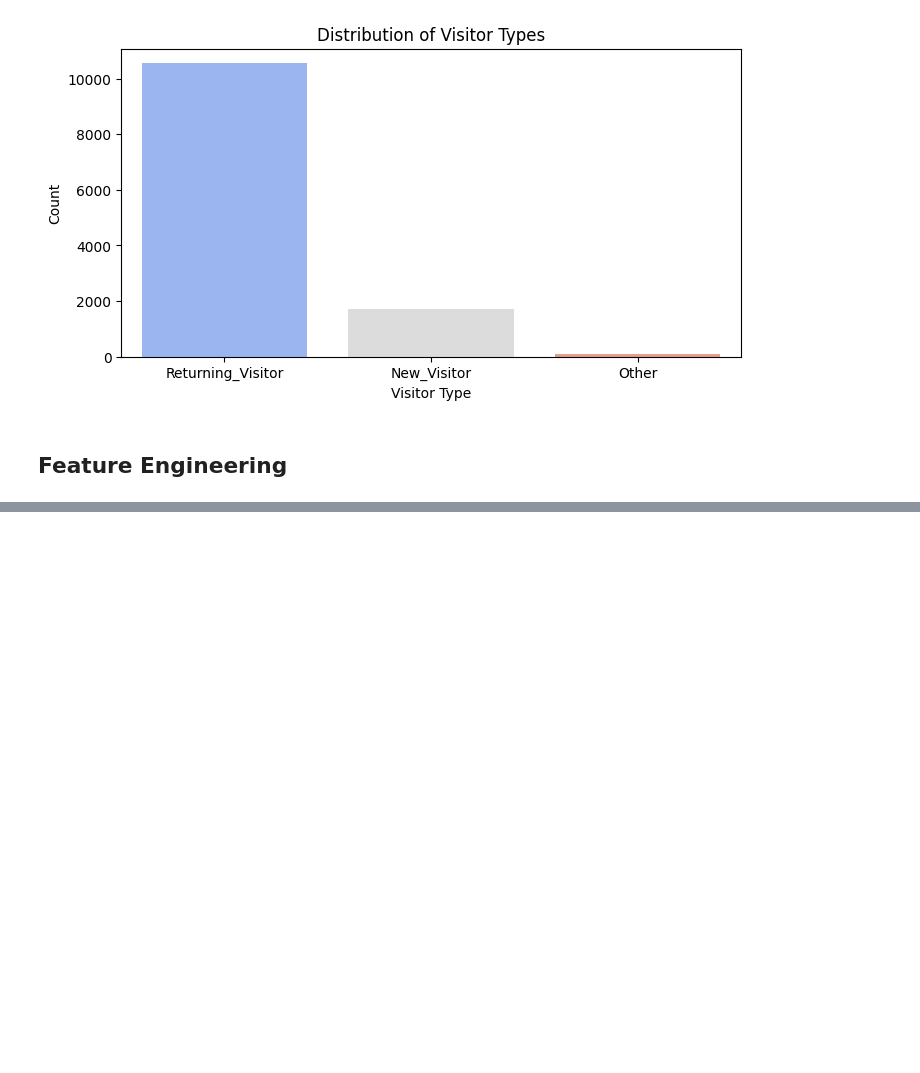
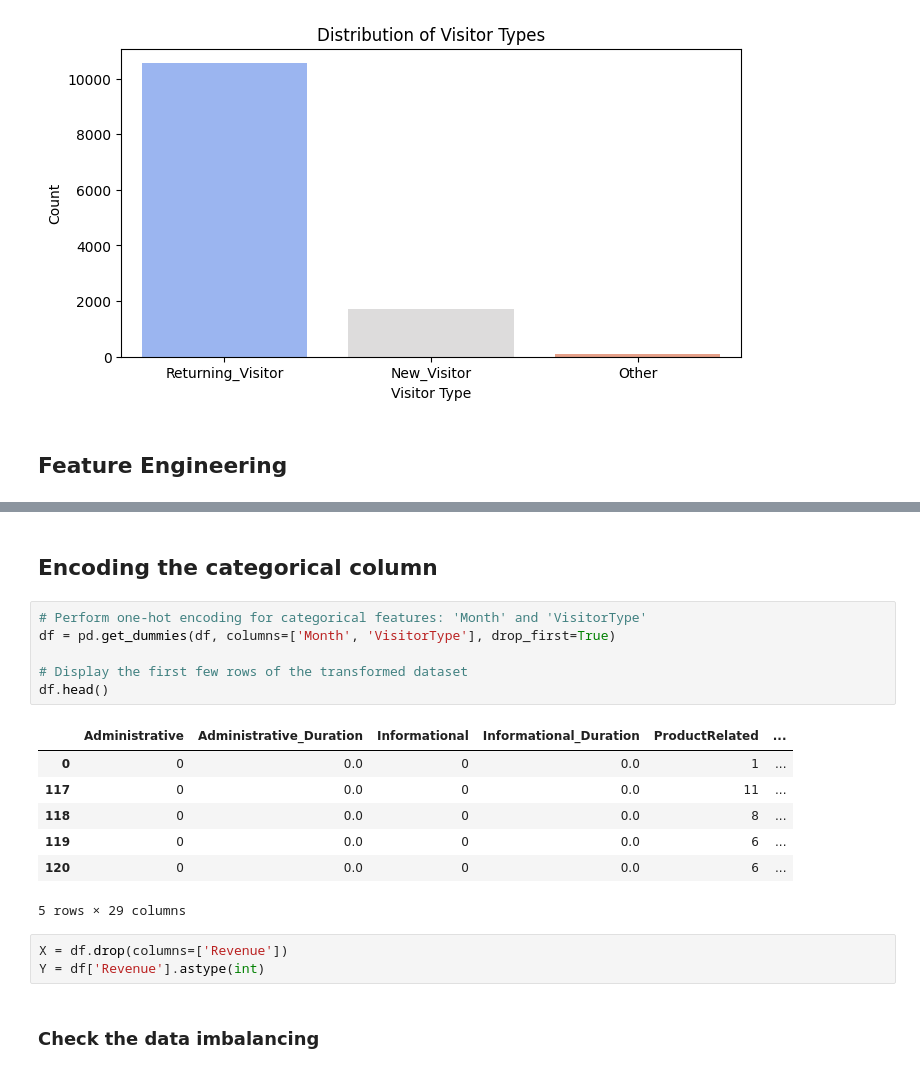
Before and after one commit to dinhminh0307/ASM3-Data-Science, a Jupyter notebook: main.ipynb, the cells around one changed output, grey strips where cells are left out. Drawn from its saved outputs; the diff is of its cells as text; blank space fills up the shorter version.

```diff
--- a/main.ipynb
+++ b/main.ipynb
@@ -199,0 +207,21 @@ corrMatrix.style.background_gradient(cmap='Blues')
+# %% [markdown]
+## Encoding the categorical column
+# %%
+# Perform one-hot encoding for categorical features: 'Month' and 'VisitorType'
+df = pd.get_dummies(df, columns=['Month', 'VisitorType'], drop_first=True)
+
+# Display the first few rows of the transformed dataset
+df.head()
+# %% [output]
+|  | Administrative | Administrative_Duration | Informational | Informational_Duration | ProductRelated | ... |
+| 0 | 0 | 0.0 | 0 | 0.0 | 1 | ... |
+| 117 | 0 | 0.0 | 0 | 0.0 | 11 | ... |
+| 118 | 0 | 0.0 | 0 | 0.0 | 8 | ... |
+| 119 | 0 | 0.0 | 0 | 0.0 | 6 | ... |
+| 120 | 0 | 0.0 | 0 | 0.0 | 6 | ... |
+5 rows × 29 columns
+# %%
+X = df.drop(columns=['Revenue'])
+Y = df['Revenue'].astype(int)
+# %% [markdown]
+### Check the data imbalancing
```
Also changed, not shown: parts of 7 cells of this notebook.
